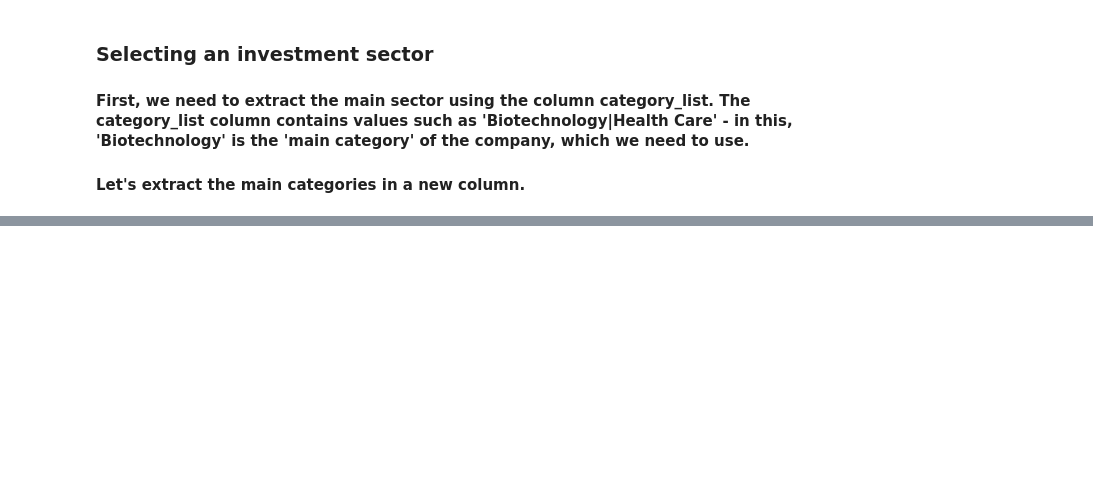
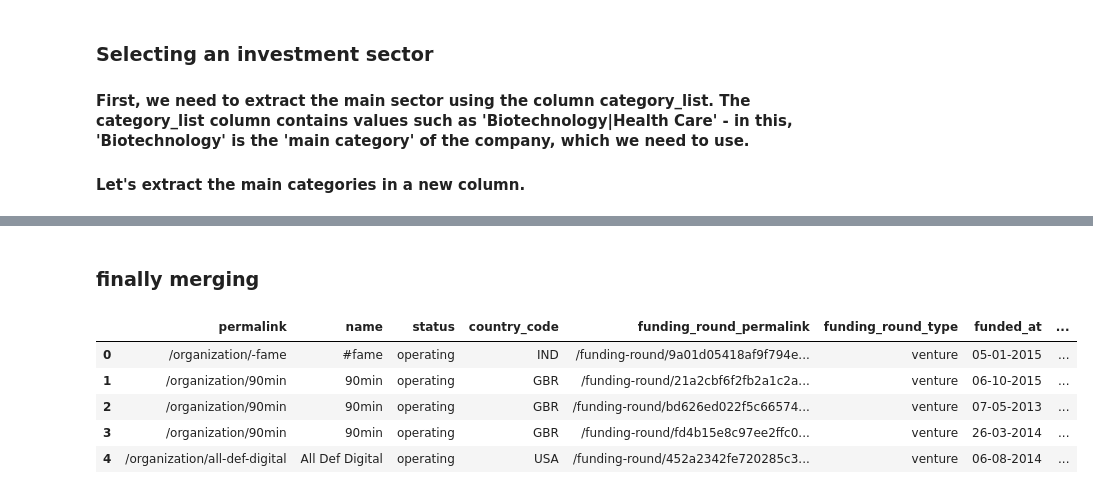
Before and after one commit to sousablde/Investment-trends-Crunchbase, a Jupyter notebook: Investment trends-Crunchbase Data.ipynb, the cells around one changed output, grey strips where cells are left out. Saved outputs shown, nothing was run; the diff lists cells and outputs as text; code cells hidden in the pictures; blank space fills up the shorter version.

```diff
--- a/Investment trends-Crunchbase Data.ipynb
+++ b/Investment trends-Crunchbase Data.ipynb
@@ -610,0 +765,3 @@ plt.show()
+# %%
+mapping['category_list'] = mapping['category_list'].apply(lambda x: x.replace('0', 'na'))
+print(mapping['category_list'])
@@ -610,0 +786,13 @@ plt.show()
+# %% [markdown]
+### finally merging
+# %%
+# merge the dfs
+merged_df = pd.merge(merged_df, mapping, how='inner', left_on='main_category', right_on='category_list')
+merged_df.head()
+# %% [output]
+|  | permalink | name | status | country_code | funding_round_permalink | funding_round_type | funded_at | ... |
+| 0 | /organization/-fame | #fame | operating | IND | /funding-round/9a01d05418af9f794e... | venture | 05-01-2015 | ... |
+| 1 | /organization/90min | 90min | operating | GBR | /funding-round/21a2cbf6f2fb2a1c2a... | venture | 06-10-2015 | ... |
+| 2 | /organization/90min | 90min | operating | GBR | /funding-round/bd626ed022f5c66574... | venture | 07-05-2013 | ... |
+| 3 | /organization/90min | 90min | operating | GBR | /funding-round/fd4b15e8c97ee2ffc0... | venture | 26-03-2014 | ... |
+| 4 | /organization/all-def-digital | All Def Digital | operating | USA | /funding-round/452a2342fe720285c3... | venture | 06-08-2014 | ... |
```
Also changed, not shown: parts of 29 cells of this notebook.
